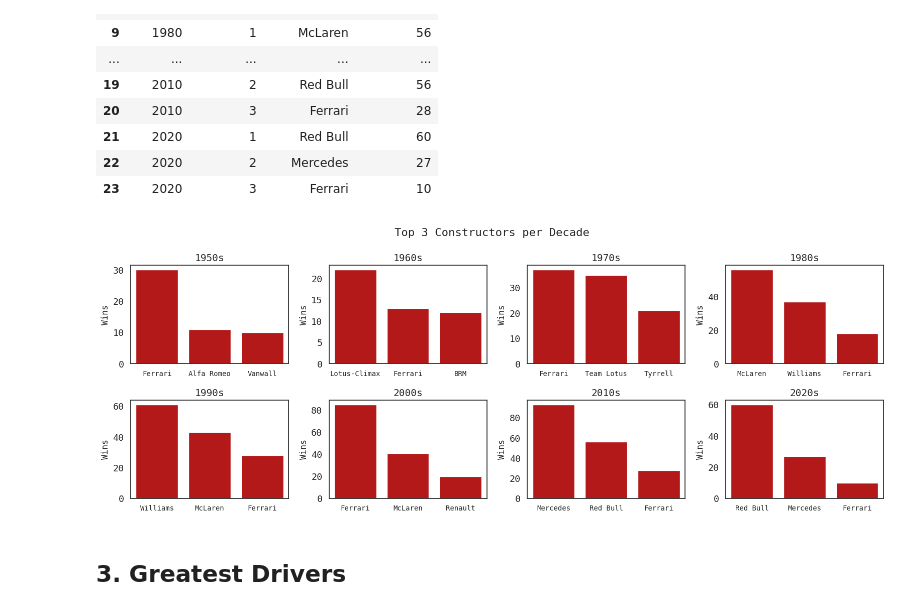
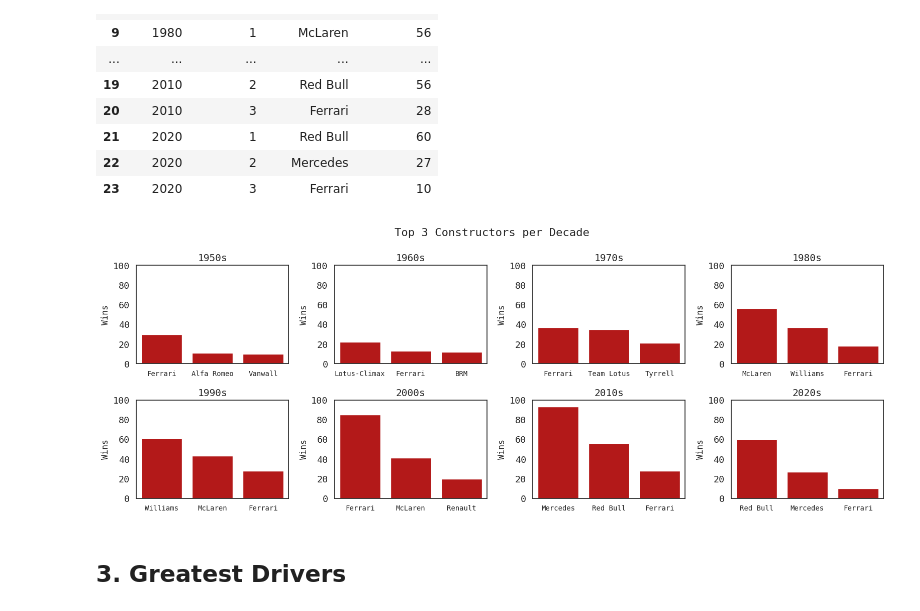
Before and after one commit to jakowczukalicja/formula1-sql-analysis, a Jupyter notebook: analysis.ipynb, the cells around one changed output. Drawn from its saved outputs; the diff is of its cells as text; code cells hidden in the pictures.

```diff
--- a/analysis.ipynb
+++ b/analysis.ipynb
@@ -305,22 +318,24 @@ df
 # %%
 decades = df['decade'].unique()
 
 fig, axes = plt.subplots(2, 4, figsize=(16,6))
 axes = axes.flatten()
+ticks = np.arange(0,120,20)
 
 for i, decade in enumerate(sorted(decades)):
     decade_df = df[df['decade'] == decade]
     sns.barplot(data=decade_df, x='name', y='total_wins', ax=axes[i])
     axes[i].set_title(f'{decade}s')
     axes[i].set_xlabel('')
     axes[i].set_ylabel('Wins')
     axes[i].tick_params(axis='x', labelsize=10)
+    axes[i].set_yticks(ticks)
 
 plt.suptitle('Top 3 Constructors per Decade', fontsize=16)
 plt.tight_layout()
 plt.show()
 # %% [output]
-[figure, old version]
+[figure, new version]
 # %% [markdown]
 ## 3. Greatest Drivers
 # %%
```
Also changed, not shown: parts of 2 cells of this notebook.
